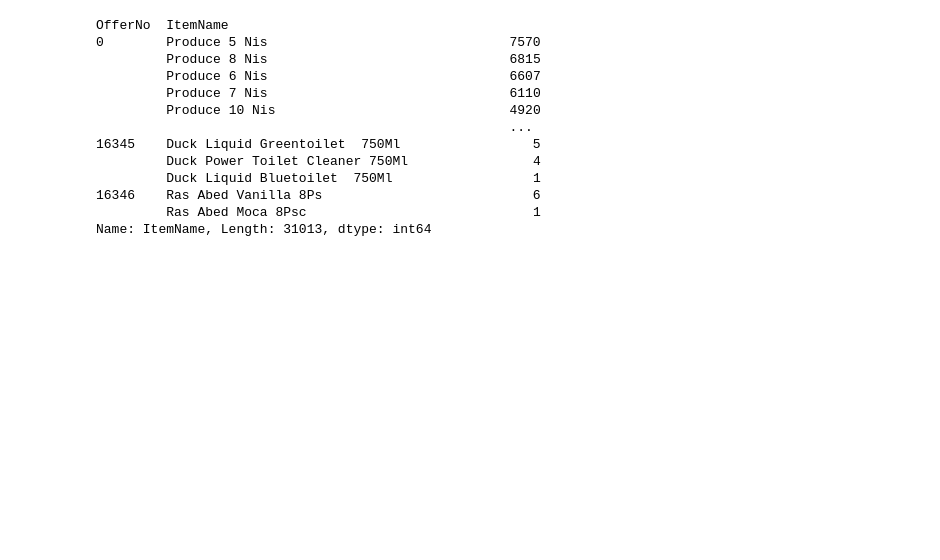
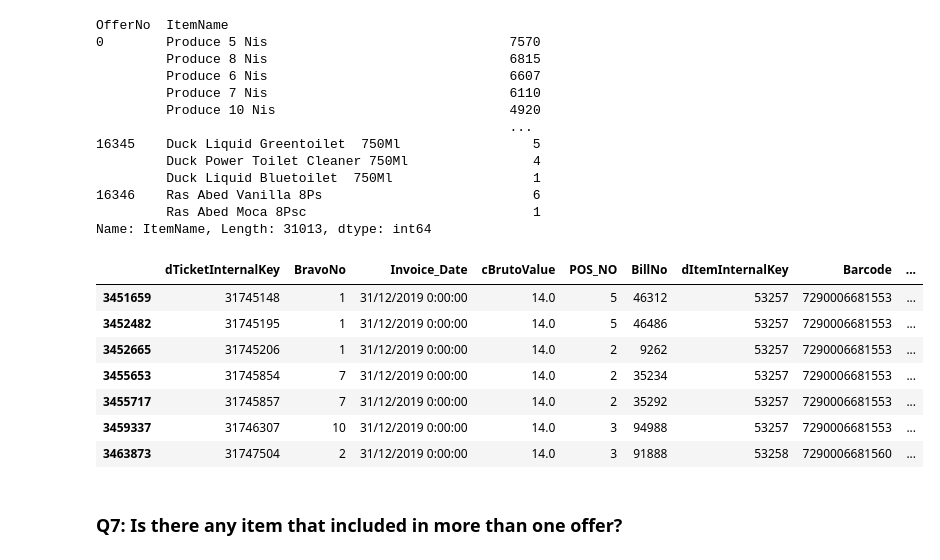
Before and after one commit to eng-aomar/cross-selling, a Jupyter notebook: bravo_datasets.ipynb, the cells around one changed output. Drawn from its saved outputs; the diff is of its cells as text; code cells hidden in the pictures; blank space fills up the shorter version.

```diff
--- a/bravo_datasets.ipynb
+++ b/bravo_datasets.ipynb
@@ -559,3 +561,16 @@ OfferNo  ItemName
 16346    Ras Abed Vanilla 8Ps                           6
          Ras Abed Moca 8Psc                             1
 Name: ItemName, Length: 31013, dtype: int64
+# %%
+df_customers [df_customers.OfferNo == 16346] # List of items for offer number 16346
+# %% [output]
+|  | dTicketInternalKey | BravoNo | Invoice_Date | cBrutoValue | POS_NO | BillNo | dItemInternalKey | Barcode | ... |
+| 3451659 | 31745148 | 1 | 31/12/2019 0:00:00 | 14.0 | 5 | 46312 | 53257 | 7290006681553 | ... |
+| 3452482 | 31745195 | 1 | 31/12/2019 0:00:00 | 14.0 | 5 | 46486 | 53257 | 7290006681553 | ... |
+| 3452665 | 31745206 | 1 | 31/12/2019 0:00:00 | 14.0 | 2 | 9262 | 53257 | 7290006681553 | ... |
+| 3455653 | 31745854 | 7 | 31/12/2019 0:00:00 | 14.0 | 2 | 35234 | 53257 | 7290006681553 | ... |
+| 3455717 | 31745857 | 7 | 31/12/2019 0:00:00 | 14.0 | 2 | 35292 | 53257 | 7290006681553 | ... |
+| 3459337 | 31746307 | 10 | 31/12/2019 0:00:00 | 14.0 | 3 | 94988 | 53257 | 7290006681553 | ... |
+| 3463873 | 31747504 | 2 | 31/12/2019 0:00:00 | 14.0 | 3 | 91888 | 53258 | 7290006681560 | ... |
+# %% [markdown]
+### **Q7: Is there any item that included in more than one offer?**
```
Also changed, not shown: parts of 4 cells of this notebook.
